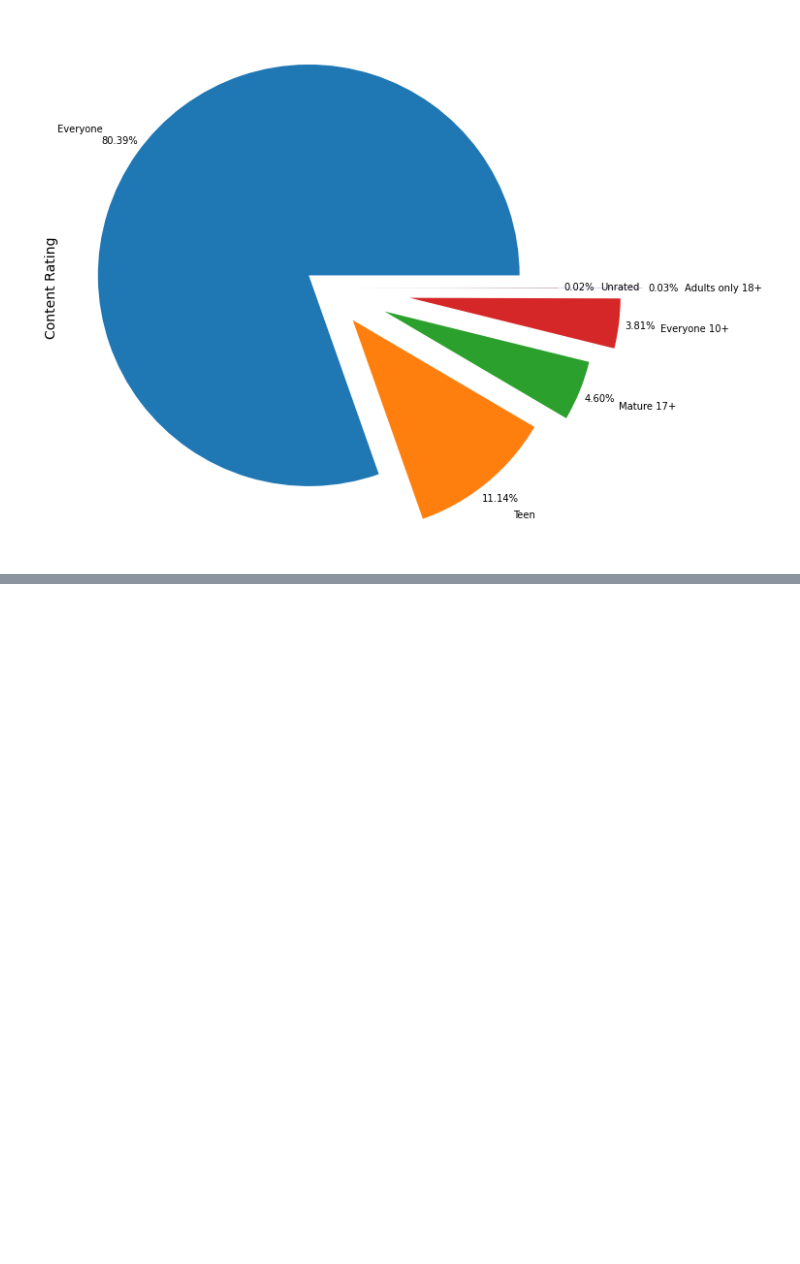
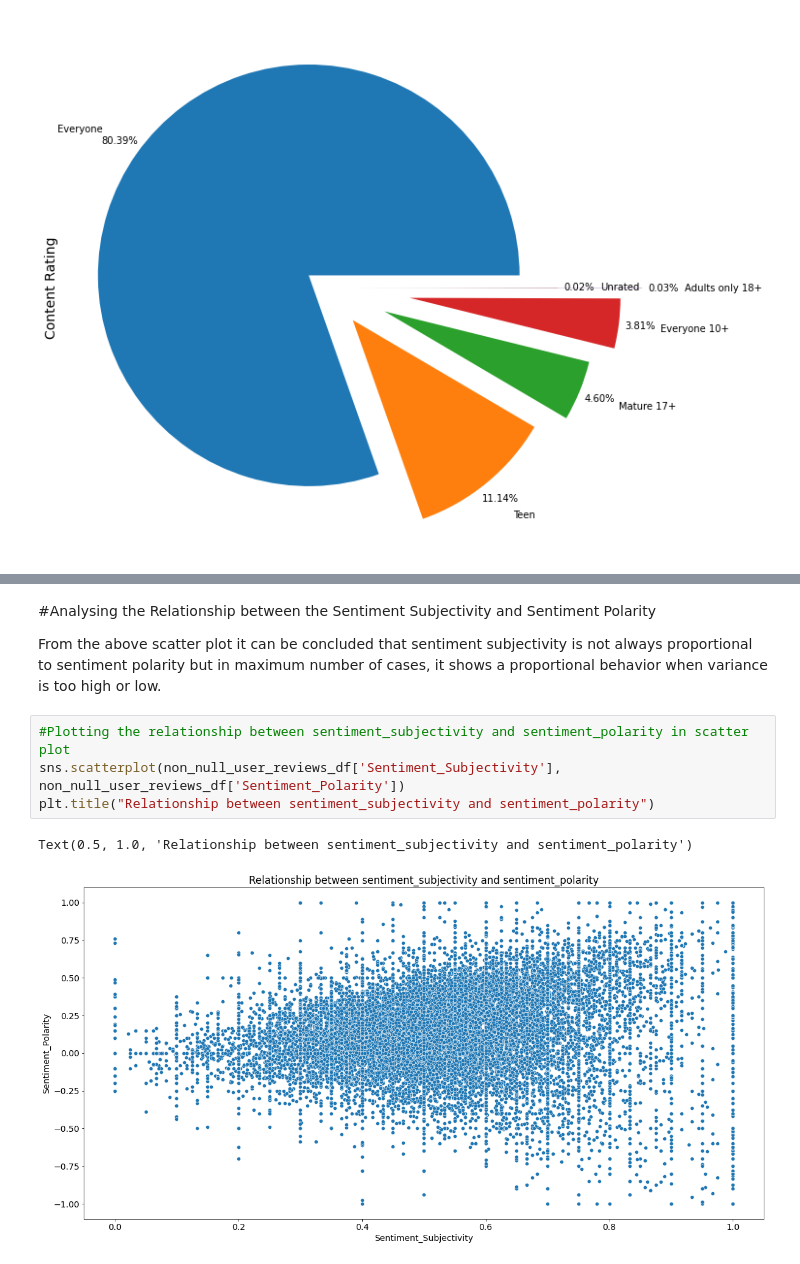
Before and after one commit to HariTarz/Play-Store-App-Review-Analysis, a Jupyter notebook: Play_Store_App_Review_Analysis_Capstone_Project.ipynb, the cells around one changed output, grey strips where cells are left out. Saved outputs shown, nothing was run; the diff lists cells and outputs as text; blank space fills up the shorter version.

```diff
--- a/Play_Store_App_Review_Analysis_Capstone_Project.ipynb
+++ b/Play_Store_App_Review_Analysis_Capstone_Project.ipynb
@@ -507,0 +615,11 @@ plt.subplots_adjust(wspace=0, top=0.85, bottom=0.1, left=0.18, right=0.95)
+# %% [markdown]
+#Analysing the Relationship between the Sentiment Subjectivity and Sentiment Polarity
+
+From the above scatter plot it can be concluded that sentiment subjectivity is not always proportional to sentiment polarity but in maximum number of cases, it shows a proportional behavior when variance is too high or low.
+# %%
+#Plotting the relationship between sentiment_subjectivity and sentiment_polarity in scatter plot
+sns.scatterplot(non_null_user_reviews_df['Sentiment_Subjectivity'], non_null_user_reviews_df['Sentiment_Polarity'])
+plt.title("Relationship between sentiment_subjectivity and sentiment_polarity")
+# %% [output]
+Text(0.5, 1.0, 'Relationship between sentiment_subjectivity and sentiment_polarity')
+[figure, added]
```
Also changed, not shown: parts of 68 cells of this notebook.
